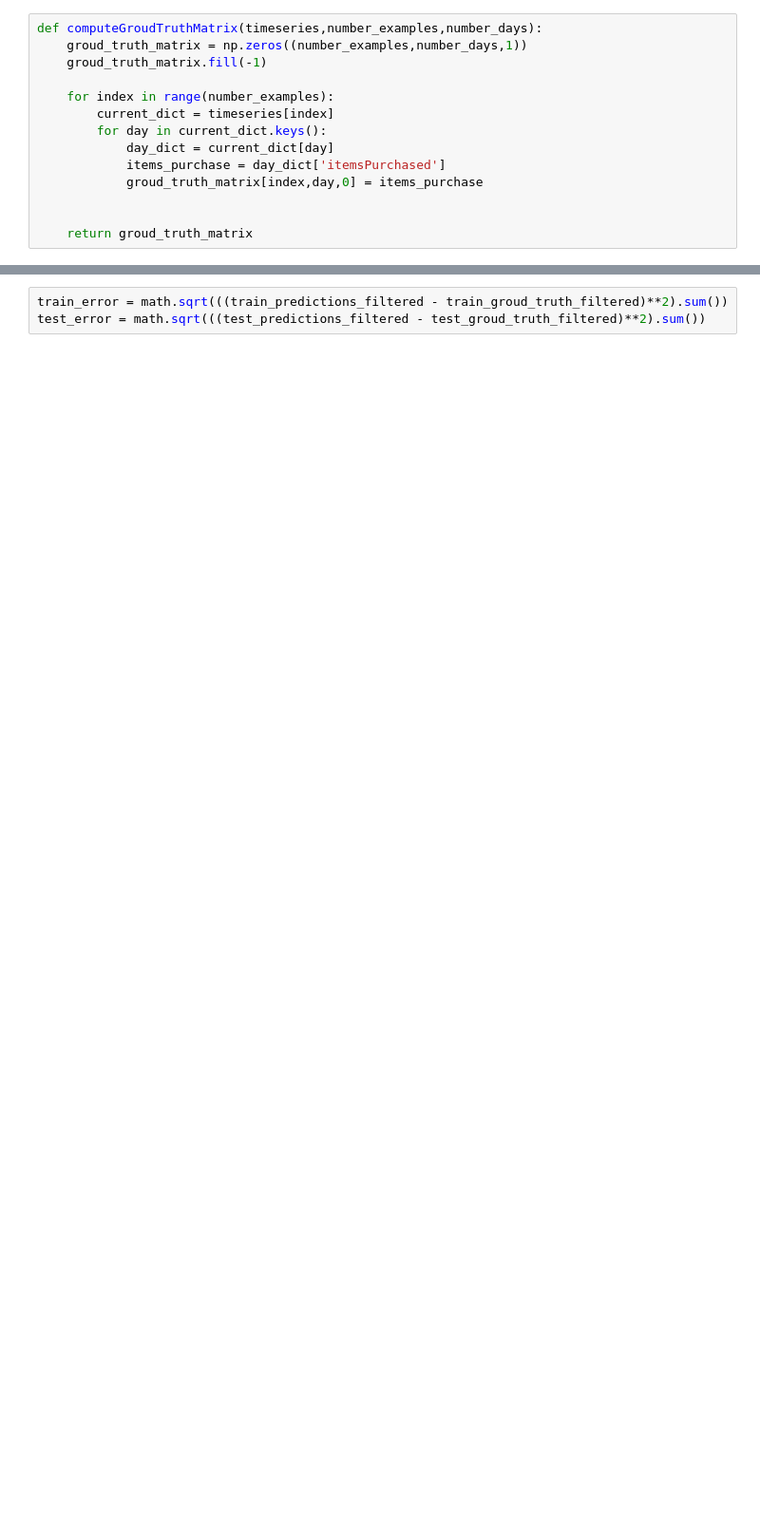
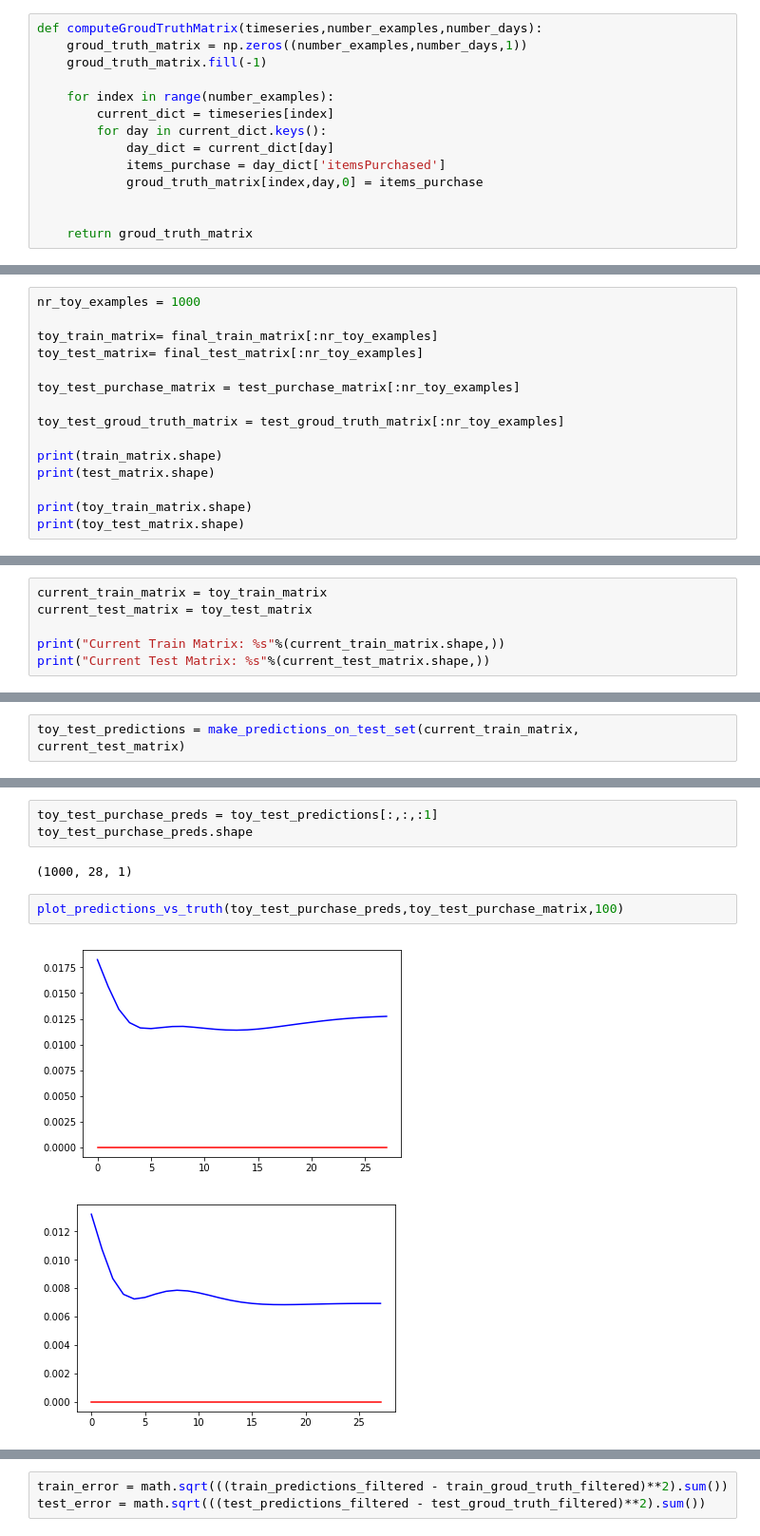
Before and after one commit to Gliganu/deep-learning-time-series-analysis, a Jupyter notebook: DMC Playground.ipynb, the cells around one changed output, grey strips where cells are left out. Shown at 95% size. Cells and saved outputs as stored; diff of their text form; blank space fills up the shorter version.

```diff
--- a/DMC Playground.ipynb
+++ b/DMC Playground.ipynb
@@ -344,0 +293,15 @@ print(test_predictions.shape)
+# %%
+nr_toy_examples = 1000
+
+toy_train_matrix= final_train_matrix[:nr_toy_examples]
+toy_test_matrix= final_test_matrix[:nr_toy_examples]
+
+toy_test_purchase_matrix = test_purchase_matrix[:nr_toy_examples]
+
+toy_test_groud_truth_matrix = test_groud_truth_matrix[:nr_toy_examples]
+
+print(train_matrix.shape)
+print(test_matrix.shape)
+
+print(toy_train_matrix.shape)
+print(toy_test_matrix.shape)
@@ -344,0 +354,6 @@ print(test_predictions.shape)
+# %%
+current_train_matrix = toy_train_matrix
+current_test_matrix = toy_test_matrix
+
+print("Current Train Matrix: %s"%(current_train_matrix.shape,))
+print("Current Test Matrix: %s"%(current_test_matrix.shape,))
@@ -344,0 +363,2 @@ print(test_predictions.shape)
+# %%
+toy_test_predictions = make_predictions_on_test_set(current_train_matrix, current_test_matrix)
@@ -344,0 +383,10 @@ print(test_predictions.shape)
+# %%
+toy_test_purchase_preds = toy_test_predictions[:,:,:1]
+toy_test_purchase_preds.shape
+# %% [output]
+(1000, 28, 1)
+# %%
+plot_predictions_vs_truth(toy_test_purchase_preds,toy_test_purchase_matrix,100)
+# %% [output]
+[figure, added]
+[figure, added]
```
Also changed, not shown: parts of 52 cells of this notebook, 1 other file.
